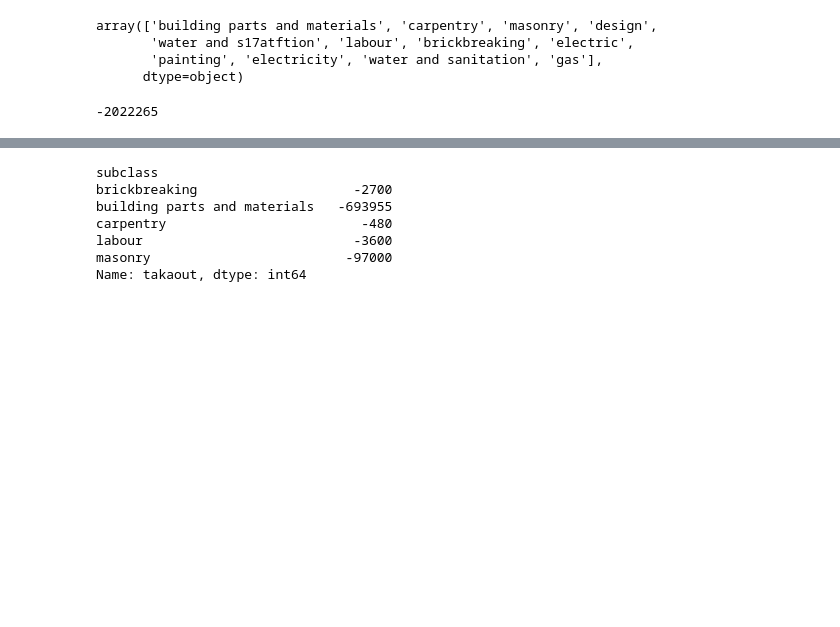
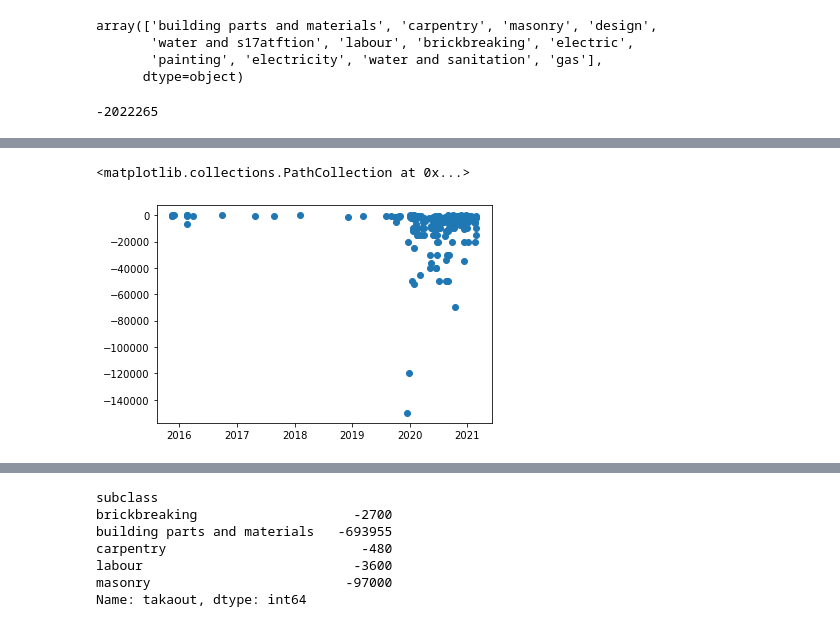
Before and after one commit to Nori6833/Financial_Diary1, a Jupyter notebook: May 25th Expenditure Summary.ipynb, the cells around one changed output, grey strips where cells are left out. Saved outputs shown, nothing was run; the diff lists cells and outputs as text; code cells hidden in the pictures; blank space fills up the shorter version.

```diff
--- a/May 25th Expenditure Summary.ipynb
+++ b/May 25th Expenditure Summary.ipynb
@@ -225,0 +659,7 @@ Name: takaout, dtype: int64
+# %%
+df27h['takaout']=df27h['takaout'].abs()
+df27hd=df27h.groupby([pd.Grouper(key='date',freq='M')])['takaout'].sum()
+df27hd=df27hd.to_frame()
+df27hd=df27hd.reset_index()
+df27hd.replace(0, np.nan, inplace=True)
+plt.bar(df27hd['date'],df27hd['takaout'],width = 26)
@@ -225,0 +688,5 @@ Name: takaout, dtype: int64
+# %%
+plt.scatter(df27h['date'],df27h['takaout'])
+# %% [output]
+<matplotlib.collections.PathCollection at 0x...>
+[figure, added]
```
Also changed, not shown: parts of 80 cells of this notebook.
